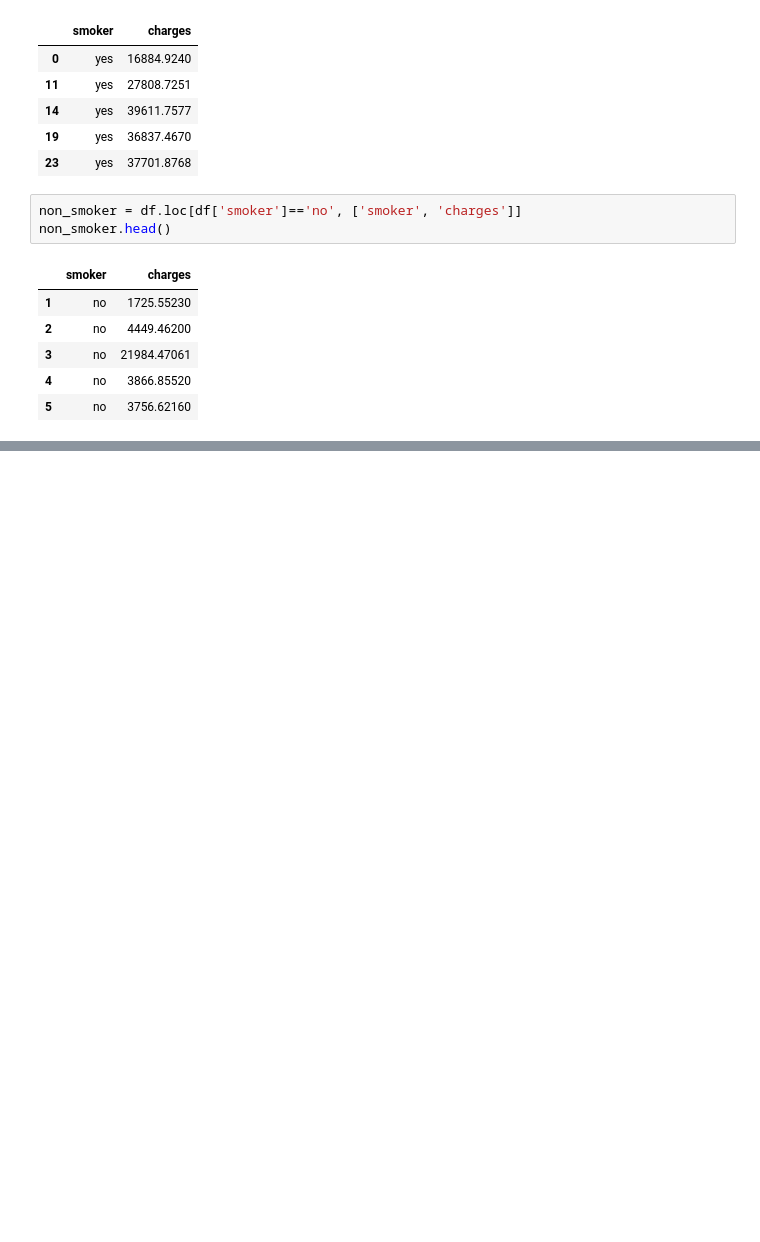
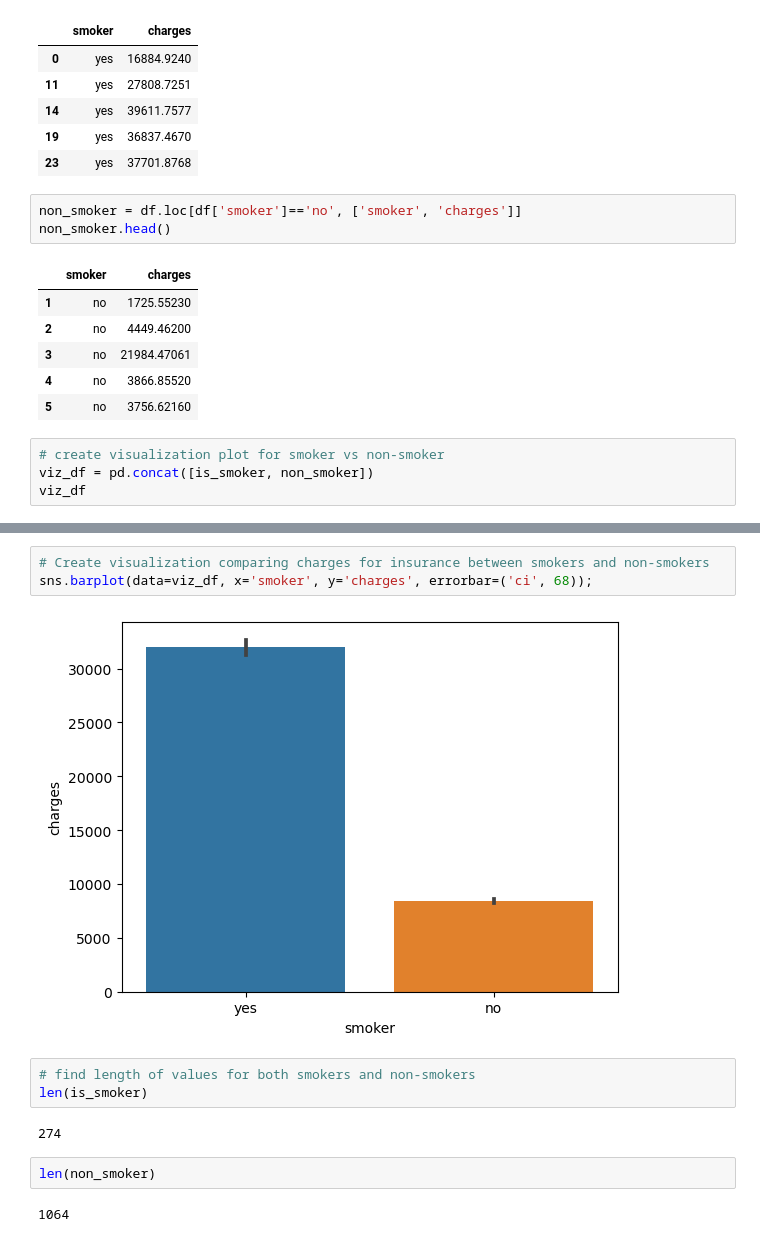
Before and after one commit to norgel/Hypothesis-Testing-W--Insurance-Data, a Jupyter notebook: Hypothesis Testing with Insurance Data.ipynb, the cells around one changed output, grey strips where cells are left out. Saved outputs shown, nothing was run; the diff lists cells and outputs as text; blank space fills up the shorter version.

```diff
--- a/Hypothesis Testing with Insurance Data.ipynb
+++ b/Hypothesis Testing with Insurance Data.ipynb
@@ -64,3 +64,7 @@ non_smoker.head()
 | 3 | no | 21984.47061 |
 | 4 | no | 3866.85520 |
 | 5 | no | 3756.62160 |
+# %%
+# create visualization plot for smoker vs non-smoker
+viz_df = pd.concat([is_smoker, non_smoker])
+viz_df
@@ -66,0 +85,14 @@ non_smoker.head()
+# %%
+# Create visualization comparing charges for insurance between smokers and non-smokers
+sns.barplot(data=viz_df, x='smoker', y='charges', errorbar=('ci', 68));
+# %% [output]
+[figure, added]
+# %%
+# find length of values for both smokers and non-smokers
+len(is_smoker)
+# %% [output]
+274
+# %%
+len(non_smoker)
+# %% [output]
+1064
```
Also changed, not shown: parts of 28 cells of this notebook.
